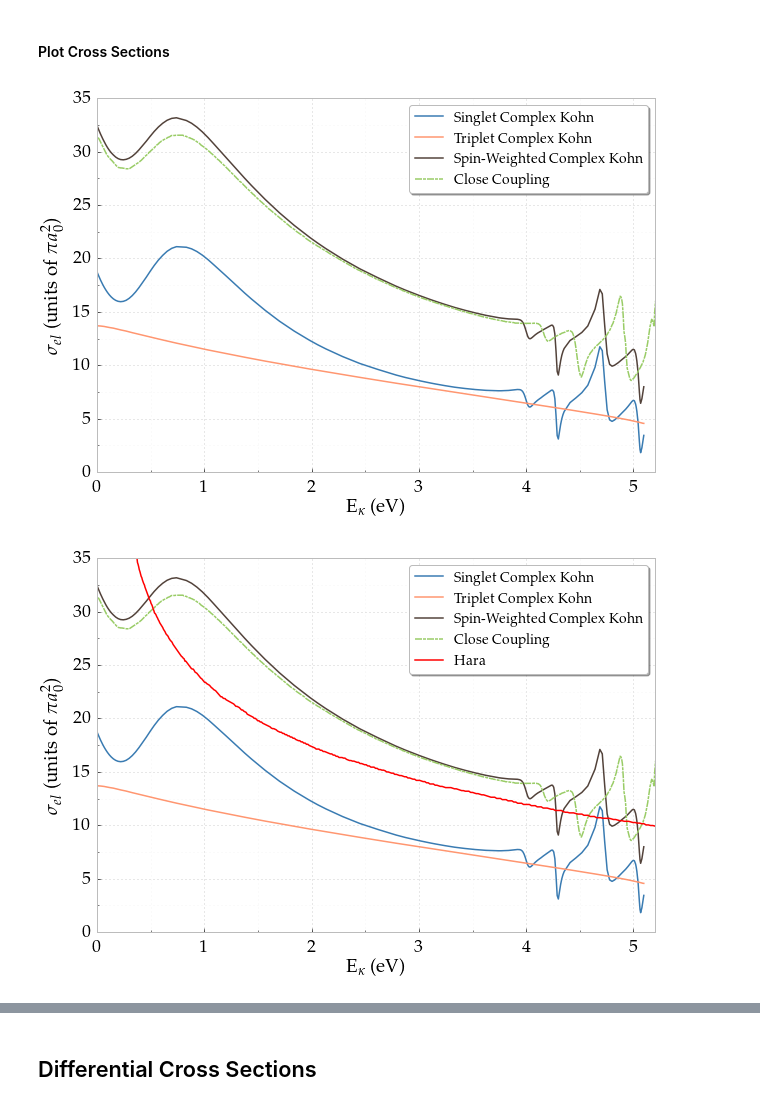
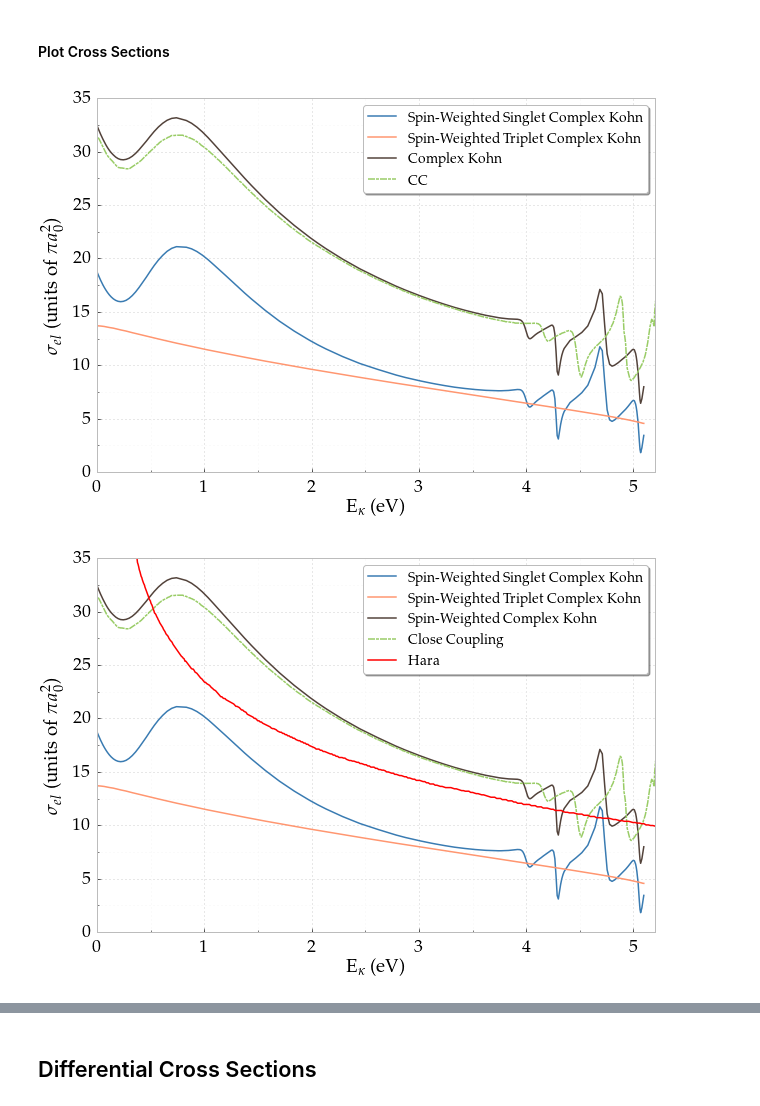
Before and after one commit to DentonW/Papers, a Jupyter notebook: PRA PsH/IPython/Paper Images.ipynb, the cells around one changed output, grey strips where cells are left out. Cells and saved outputs as stored; diff of their text form; code cells hidden in the pictures.

```diff
--- a/PRA PsH/IPython/Paper Images.ipynb
+++ b/PRA PsH/IPython/Paper Images.ipynb
@@ -110,17 +108,17 @@ entries1S = GetKappaTablenames(cursor, "lvalue=0 AND istriplet=0 AND mu=0.9 AND
 entries1P = GetKappaTablenames(cursor, "lvalue=1 AND istriplet=0 AND mu=0.9 AND alpha=0.397 AND beta=0.376 AND gamma=0.962 AND omega=7 AND resorted=FALSE", quadpoints, 0, 0.866)
 entries1D1 = GetKappaTablenames(cursor, "lvalue=2 AND istriplet=0 AND mu=0.7 AND alpha=0.359 AND beta=0.368 AND gamma=0.976 AND omega=6 AND resorted=FALSE", quadpoints, 0, 0.866)
 entries1D2 = GetKappaTablenames(cursor, "lvalue=2 AND istriplet=0 AND mu=0.7 AND alpha=0.6 AND beta=0.368 AND gamma=0.976 AND omega=6 AND resorted=FALSE", quadpoints, 0, 0.866)
-entries1F = GetKappaTablenames(cursor, "lvalue=3 AND istriplet=0 AND omega=5", quadpoints, 0, 0.866)
-entries1G = GetKappaTablenames(cursor, "lvalue=4 AND istriplet=0 AND omega=5", quadpoints, 0, 0.866)
-entries1H = GetKappaTablenames(cursor, "lvalue=5 AND istriplet=0 AND omega=5", quadpoints, 0, 0.866)
+entries1F = GetKappaTablenames(cursor, "lvalue=3 AND istriplet=0 AND omega=5 AND alpha=0.5 AND beta=0.6", quadpoints, 0, 0.866)
+entries1G = GetKappaTablenames(cursor, "lvalue=4 AND istriplet=0 AND omega=5 AND alpha=0.5 AND beta=0.6", quadpoints, 0, 0.866)
+entries1H = GetKappaTablenames(cursor, "lvalue=5 AND istriplet=0 AND omega=5 AND alpha=0.5 AND beta=0.6", quadpoints, 0, 0.866)
 #  Triplet entries
 entries3S = GetKappaTablenames(cursor, "lvalue=0 AND istriplet=1 AND mu=0.9 AND alpha=0.323 AND beta=0.334 AND gamma=0.975 AND omega=7 AND resorted=FALSE", quadpoints, 0, 0.866)
 entries3P = GetKappaTablenames(cursor, "lvalue=1 AND istriplet=1 AND mu=0.9 AND alpha=0.310 AND beta=0.311 AND gamma=0.995 AND omega=7 AND resorted=FALSE", quadpoints, 0, 0.866)
 entries3D1 = GetKappaTablenames(cursor, "lvalue=2 AND istriplet=1 AND mu=0.7 AND alpha=0.356 AND beta=0.365 AND gamma=0.976 AND omega=6 AND resorted=FALSE", quadpoints, 0, 0.866)
 entries3D2 = GetKappaTablenames(cursor, "lvalue=2 AND istriplet=1 AND mu=0.7 AND alpha=0.6 AND beta=0.365 AND gamma=0.976 AND omega=6 AND resorted=FALSE", quadpoints, 0, 0.866)
-entries3F = GetKappaTablenames(cursor, "lvalue=3 AND istriplet=1 AND omega=5", quadpoints, 0, 0.866)
-entries3G = GetKappaTablenames(cursor, "lvalue=4 AND istriplet=1 AND omega=5", quadpoints, 0, 0.866)
-entries3H = GetKappaTablenames(cursor, "lvalue=5 AND istriplet=1 AND omega=5", quadpoints, 0, 0.866)
+entries3F = GetKappaTablenames(cursor, "lvalue=3 AND istriplet=1 AND omega=5 AND alpha=0.5 AND beta=0.6", quadpoints, 0, 0.866)
+entries3G = GetKappaTablenames(cursor, "lvalue=4 AND istriplet=1 AND omega=5 AND alpha=0.5 AND beta=0.6", quadpoints, 0, 0.866)
+entries3H = GetKappaTablenames(cursor, "lvalue=5 AND istriplet=1 AND omega=5 AND alpha=0.5 AND beta=0.6", quadpoints, 0, 0.866)
 
 # Now do the same for the SLS matrix elements
 #@TODO: Combine with the above?
@@ -129,17 +127,17 @@ sls1S, cross_sls1S = GetSLS(cursor, "lvalue=0 AND istriplet=0 AND mu=0.9 AND alp
 sls1P, cross_sls1P = GetSLS(cursor, "lvalue=1 AND istriplet=0 AND mu=0.9 AND alpha=0.397 AND beta=0.376 AND gamma=0.962 AND omega=7 AND resorted=FALSE", 1, quadpoints, 0, 0.866)
 sls1D1, cross_sls1D1 = GetSLS(cursor, "lvalue=2 AND istriplet=0 AND mu=0.7 AND alpha=0.359 AND beta=0.368 AND gamma=0.976 AND omega=6 AND resorted=FALSE", 2, quadpoints, 0, 0.866)
 sls1D2, cross_sls1D2 = GetSLS(cursor, "lvalue=2 AND istriplet=0 AND mu=0.7 AND alpha=0.6 AND beta=0.368 AND gamma=0.976 AND omega=6 AND resorted=FALSE", 2, quadpoints, 0, 0.866)
-sls1F, cross_sls1F = GetSLS(cursor, "lvalue=3 AND istriplet=0 AND omega=5", 3, quadpoints, 0, 0.866)
-sls1G, cross_sls1G = GetSLS(cursor, "lvalue=4 AND istriplet=0 AND omega=5", 4, quadpoints, 0, 0.866)
-sls1H, cross_sls1H = GetSLS(cursor, "lvalue=5 AND istriplet=0 AND omega=5", 5, quadpoints, 0, 0.866)
+sls1F, cross_sls1F = GetSLS(cursor, "lvalue=3 AND istriplet=0 AND omega=5 AND alpha=0.5 AND beta=0.6", 3, quadpoints, 0, 0.866)
+sls1G, cross_sls1G = GetSLS(cursor, "lvalue=4 AND istriplet=0 AND omega=5 AND alpha=0.5 AND beta=0.6", 4, quadpoints, 0, 0.866)
+sls1H, cross_sls1H = GetSLS(cursor, "lvalue=5 AND istriplet=0 AND omega=5 AND alpha=0.5 AND beta=0.6", 5, quadpoints, 0, 0.866)
 #  Triplet entries
 sls3S, cross_sls3S = GetSLS(cursor, "lvalue=0 AND istriplet=1 AND mu=0.9 AND alpha=0.323 AND beta=0.334 AND gamma=0.975 AND omega=7 AND resorted=FALSE", 1, quadpoints, 0, 0.866)
 sls3P, cross_sls3P = GetSLS(cursor, "lvalue=1 AND istriplet=1 AND mu=0.9 AND alpha=0.310 AND beta=0.311 AND gamma=0.995 AND omega=7 AND resorted=FALSE", 1, quadpoints, 0, 0.866)
 sls3D1, cross_sls3D1 = GetSLS(cursor, "lvalue=2 AND istriplet=1 AND mu=0.7 AND alpha=0.356 AND beta=0.365 AND gamma=0.976 AND omega=6 AND resorted=FALSE", 2, quadpoints, 0, 0.866)
 sls3D2, cross_sls3D2 = GetSLS(cursor, "lvalue=2 AND istriplet=1 AND mu=0.7 AND alpha=0.356 AND beta=0.365 AND gamma=0.976 AND omega=6 AND resorted=FALSE", 2, quadpoints, 0, 0.866)
-sls3F, cross_sls3F = GetSLS(cursor, "lvalue=3 AND istriplet=1 AND omega=5", 3, quadpoints, 0, 0.866)
-sls3G, cross_sls3G = GetSLS(cursor, "lvalue=4 AND istriplet=1 AND omega=5", 4, quadpoints, 0, 0.866)
-sls3H, cross_sls3H = GetSLS(cursor, "lvalue=5 AND istriplet=1 AND omega=5", 5, quadpoints, 0, 0.866)
+sls3F, cross_sls3F = GetSLS(cursor, "lvalue=3 AND istriplet=1 AND omega=5 AND alpha=0.5 AND beta=0.6", 3, quadpoints, 0, 0.866)
+sls3G, cross_sls3G = GetSLS(cursor, "lvalue=4 AND istriplet=1 AND omega=5 AND alpha=0.5 AND beta=0.6", 4, quadpoints, 0, 0.866)
+sls3H, cross_sls3H = GetSLS(cursor, "lvalue=5 AND istriplet=1 AND omega=5 AND alpha=0.5 AND beta=0.6", 5, quadpoints, 0, 0.866)
 # %% [output]
 Warning! List for lvalue=2 AND istriplet=0 AND mu=0.7 AND alpha=0.6 AND beta=0.368 AND gamma=0.976 AND omega=6 AND resorted=FALSE has duplicate kappa values: [0.78]
 Warning! List for lvalue=0 AND istriplet=1 AND mu=0.9 AND alpha=0.323 AND beta=0.334 AND gamma=0.975 AND omega=7 AND resorted=FALSE has duplicate kappa values: [0.0004, 0.0005]
@@ -570,26 +568,26 @@ datanpt = np.transpose(datanp)
 # %% [markdown]
 #### Plot Cross Sections
 # %%
-df.plot(x='E', y='Cross1', marker='.', markersize=0.01, label='Singlet Complex Kohn', color=singletcolor)
-df.plot(x='E', y='Cross3', marker='.', markersize=0.01, label='Triplet Complex Kohn', color=tripletcolor)
-df.plot(x='E', y='Cross', marker='.', markersize=0.01, label='Spin-Weighted Complex Kohn', color=combinedcolor)
-line, = pyplot.plot(datanpt[0], datanpt[1], label='Close Coupling', color='#99CC66')  #, ls = 'dashed'
+df.plot(x='E', y='Cross1', marker='.', markersize=0.01, label='Spin-Weighted Singlet Complex Kohn', color=singletcolor)
+df.plot(x='E', y='Cross3', marker='.', markersize=0.01, label='Spin-Weighted Triplet Complex Kohn', color=tripletcolor)
+df.plot(x='E', y='Cross', marker='.', markersize=0.01, label='Complex Kohn', color=combinedcolor)
+line, = pyplot.plot(datanpt[0], datanpt[1], label='CC', color='#99CC66')  #, ls = 'dashed'
 line.set_dashes([7, 1, 3, 1])  # 7 points on, 1 point off, 3 points on, 1 point off
 pyplot.xlabel(r"${\rm{E}}_{\kappa}$ (eV)")
 pyplot.ylabel(r"$\sigma_{el}$ (units of $\pi a_0^2$)")
 pyplot.legend(loc='upper right', shadow=True)
 pyplot.xlim([0,5.2])
 FixPlot(plt)
 pyplot.savefig("combined-cross-sections.pdf", bbox_inches='tight')
 pyplot.show()
 # %% [output]
-[figure, old version]
+[figure, new version]
 # %%
 datanph = numpy.loadtxt('Hara - Total CS.csv', dtype=float, delimiter=',')
 datanpth = np.transpose(datanph)
 
-df.plot(x='E', y='Cross1', marker='.', markersize=0.01, label='Singlet Complex Kohn', color=singletcolor)
-df.plot(x='E', y='Cross3', marker='.', markersize=0.01, label='Triplet Complex Kohn', color=tripletcolor)
+df.plot(x='E', y='Cross1', marker='.', markersize=0.01, label='Spin-Weighted Singlet Complex Kohn', color=singletcolor)
+df.plot(x='E', y='Cross3', marker='.', markersize=0.01, label='Spin-Weighted Triplet Complex Kohn', color=tripletcolor)
 df.plot(x='E', y='Cross', marker='.', markersize=0.01, label='Spin-Weighted Complex Kohn', color=combinedcolor)
 line, = pyplot.plot(datanpt[0], datanpt[1], label='Close Coupling', color='#99CC66')  #, ls = 'dashed'
 line.set_dashes([7, 1, 3, 1])  # 7 points on, 1 point off, 3 points on, 1 point off
@@ -603,4 +601,4 @@ FixPlot(plt)
 pyplot.savefig("hara-combined-cross-sections.pdf", bbox_inches='tight')
 pyplot.show()
 # %% [output]
-[figure, old version]
+[figure, new version]
```
Also changed, not shown: parts of 8 cells of this notebook, 15 other files.
